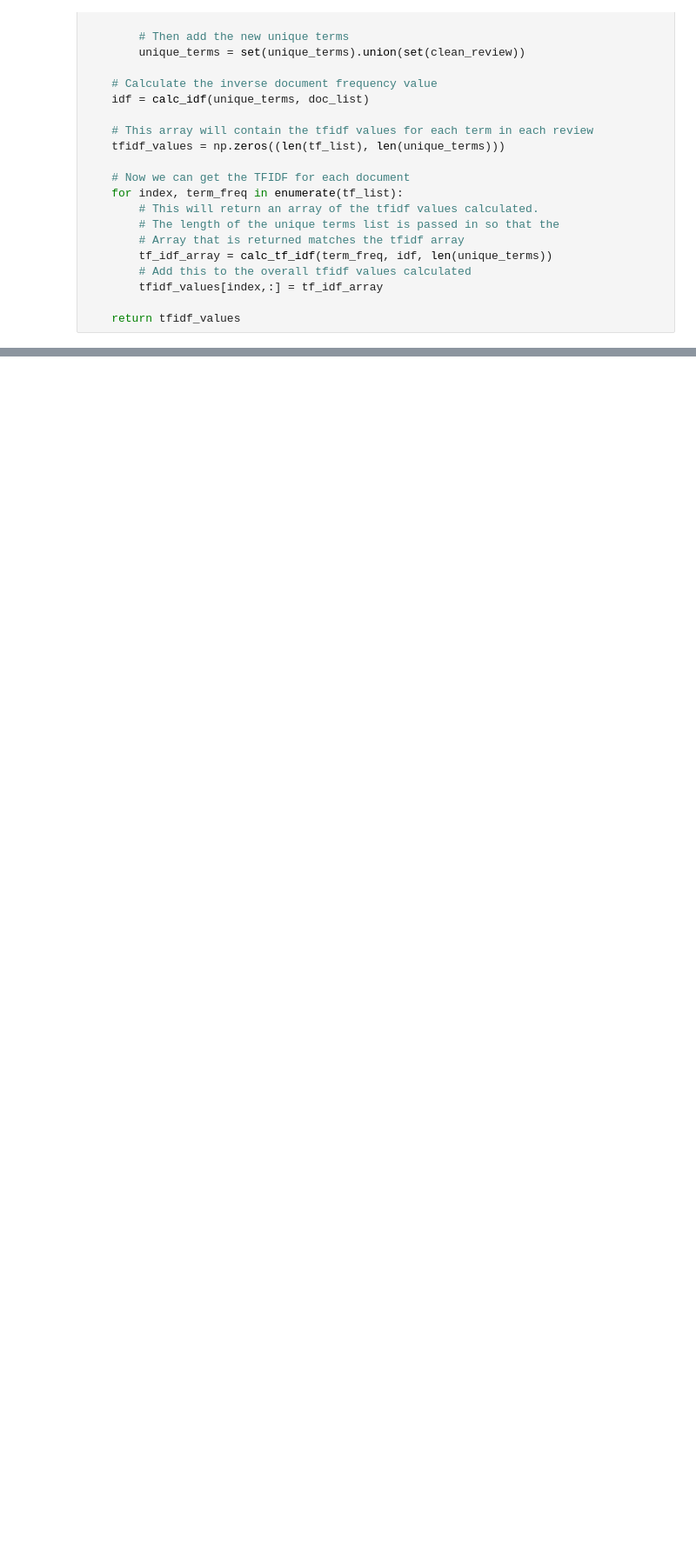
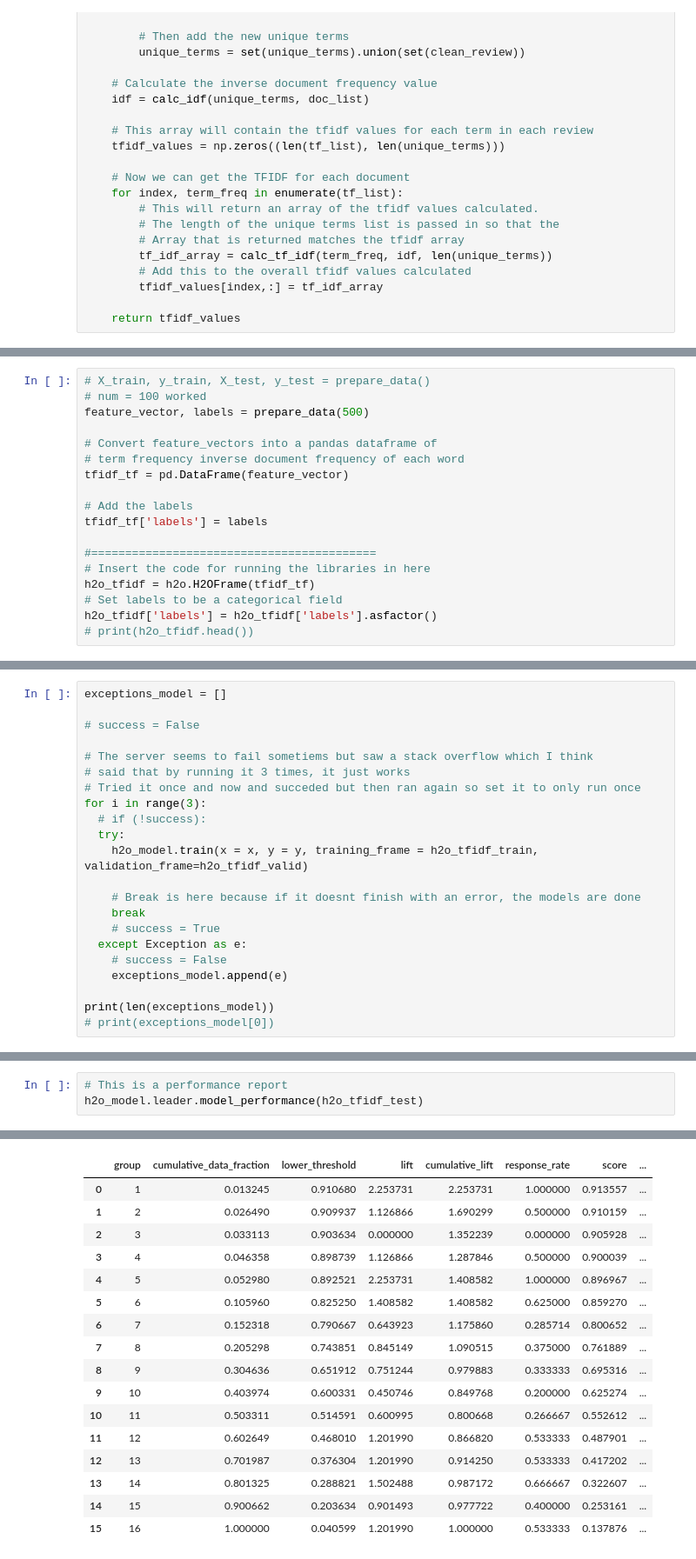
Before and after one commit to CianOSull/AutoML_With_SA_FYP_2021, a Jupyter notebook: MainNotebook.ipynb, the cells around one changed output, grey strips where cells are left out. Shown at 87% size. Saved outputs shown, nothing was run; the diff lists cells and outputs as text; blank space fills up the shorter version.

Commit message:
Added model creation and exporting

```diff
--- a/MainNotebook.ipynb
+++ b/MainNotebook.ipynb
@@ -324,0 +343,18 @@ imdb_train, imdb_test,imdb_valid = imdb_train.split_frame(ratios=[.7, .15])
+# %%
+# X_train, y_train, X_test, y_test = prepare_data()
+# num = 100 worked
+feature_vector, labels = prepare_data(500)
+
+# Convert feature_vectors into a pandas dataframe of
+# term frequency inverse document frequency of each word
+tfidf_tf = pd.DataFrame(feature_vector)
+
+# Add the labels
+tfidf_tf['labels'] = labels
+
+#==========================================
+# Insert the code for running the libraries in here
+h2o_tfidf = h2o.H2OFrame(tfidf_tf)
+# Set labels to be a categorical field
+h2o_tfidf['labels'] = h2o_tfidf['labels'].asfactor()
+# print(h2o_tfidf.head())
@@ -384,0 +411,22 @@ Parse progress: |█████████████████████
+# %%
+exceptions_model = []
+
+# success = False
+
+# The server seems to fail sometiems but saw a stack overflow which I think
+# said that by running it 3 times, it just works
+# Tried it once and now and succeded but then ran again so set it to only run once
+for i in range(3):
+  # if (!success):
+  try:
+    h2o_model.train(x = x, y = y, training_frame = h2o_tfidf_train, validation_frame=h2o_tfidf_valid)
+
+    # Break is here because if it doesnt finish with an error, the models are done
+    break
+    # success = True
+  except Exception as e:
+    # success = False
+    exceptions_model.append(e)
+
+print(len(exceptions_model))
+# print(exceptions_model[0])
@@ -384,0 +488,4 @@ Parse progress: |█████████████████████
+# %%
+# This is a performance report
+h2o_model.leader.model_performance(h2o_tfidf_test)
+# %% [output]
@@ -384,0 +527,17 @@ Parse progress: |█████████████████████
+|  | group | cumulative_data_fraction | lower_threshold | lift | cumulative_lift | response_rate | score | ... |
+| 0 | 1 | 0.013245 | 0.910680 | 2.253731 | 2.253731 | 1.000000 | 0.913557 | ... |
+| 1 | 2 | 0.026490 | 0.909937 | 1.126866 | 1.690299 | 0.500000 | 0.910159 | ... |
+| 2 | 3 | 0.033113 | 0.903634 | 0.000000 | 1.352239 | 0.000000 | 0.905928 | ... |
+| 3 | 4 | 0.046358 | 0.898739 | 1.126866 | 1.287846 | 0.500000 | 0.900039 | ... |
+| 4 | 5 | 0.052980 | 0.892521 | 2.253731 | 1.408582 | 1.000000 | 0.896967 | ... |
+| 5 | 6 | 0.105960 | 0.825250 | 1.408582 | 1.408582 | 0.625000 | 0.859270 | ... |
+| 6 | 7 | 0.152318 | 0.790667 | 0.643923 | 1.175860 | 0.285714 | 0.800652 | ... |
+| 7 | 8 | 0.205298 | 0.743851 | 0.845149 | 1.090515 | 0.375000 | 0.761889 | ... |
+| 8 | 9 | 0.304636 | 0.651912 | 0.751244 | 0.979883 | 0.333333 | 0.695316 | ... |
+| 9 | 10 | 0.403974 | 0.600331 | 0.450746 | 0.849768 | 0.200000 | 0.625274 | ... |
+| 10 | 11 | 0.503311 | 0.514591 | 0.600995 | 0.800668 | 0.266667 | 0.552612 | ... |
+| 11 | 12 | 0.602649 | 0.468010 | 1.201990 | 0.866820 | 0.533333 | 0.487901 | ... |
+| 12 | 13 | 0.701987 | 0.376304 | 1.201990 | 0.914250 | 0.533333 | 0.417202 | ... |
+| 13 | 14 | 0.801325 | 0.288821 | 1.502488 | 0.987172 | 0.666667 | 0.322607 | ... |
+| 14 | 15 | 0.900662 | 0.203634 | 0.901493 | 0.977722 | 0.400000 | 0.253161 | ... |
+| 15 | 16 | 1.000000 | 0.040599 | 1.201990 | 1.000000 | 0.533333 | 0.137876 | ... |
```
Also changed, not shown: parts of 20 cells of this notebook.
